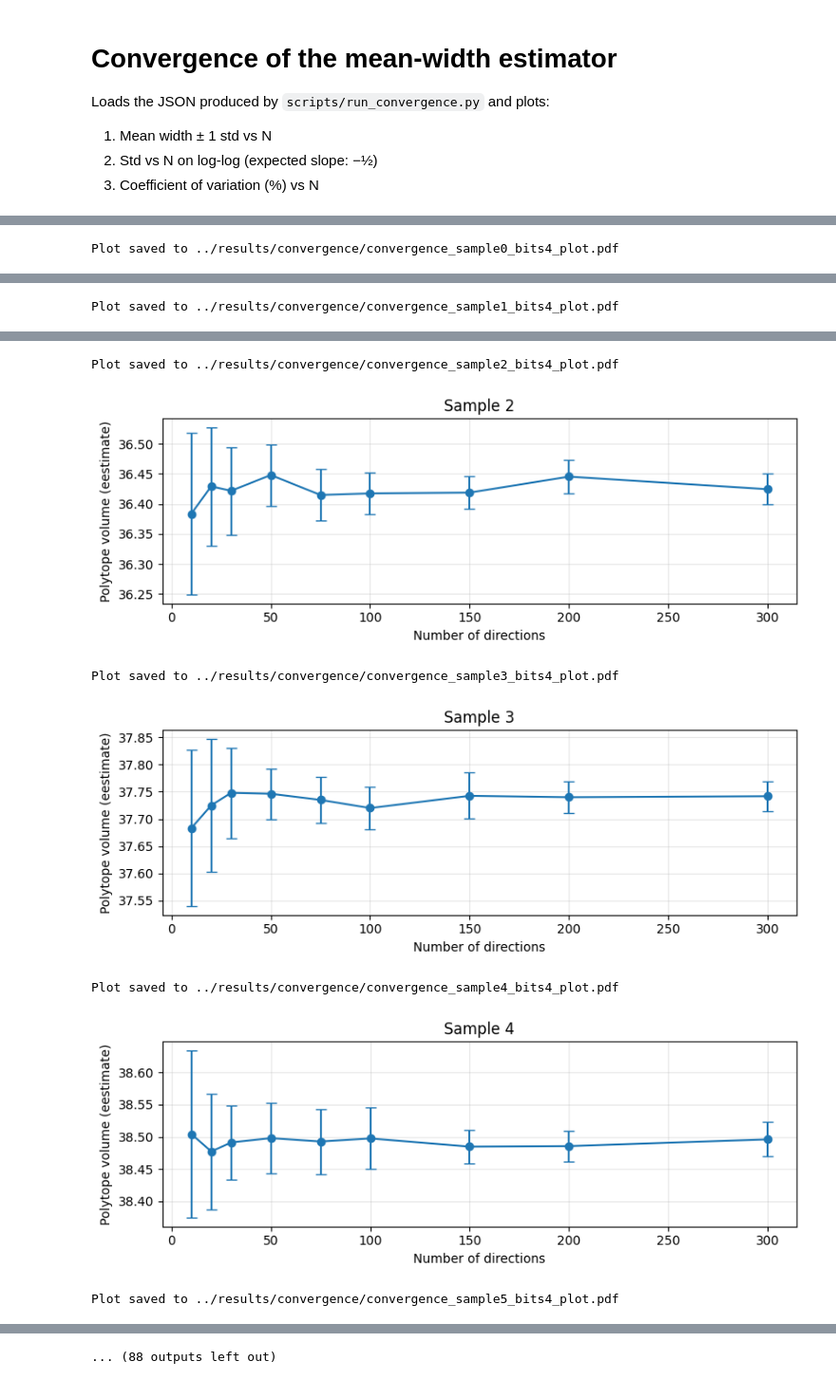
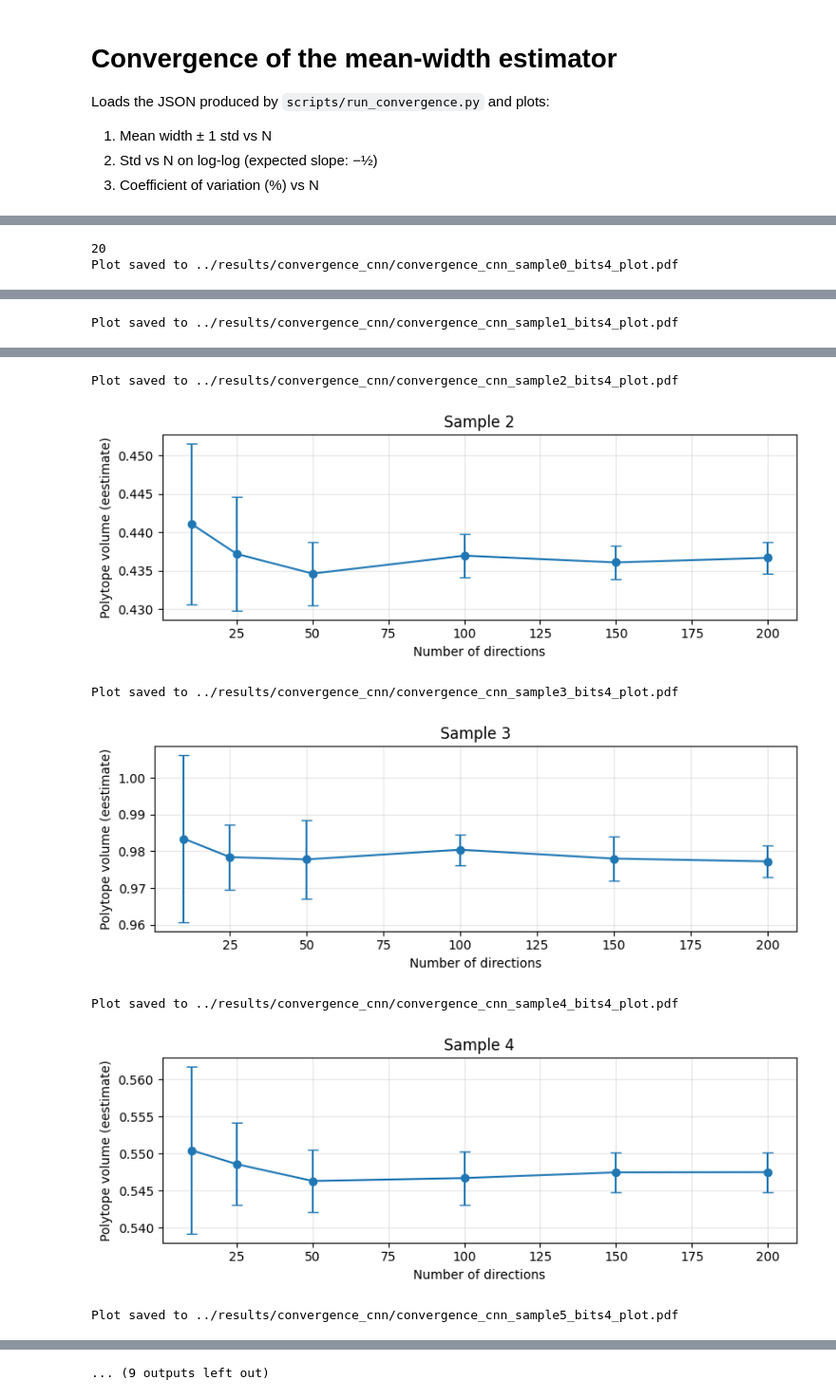
Before and after one commit to JeremCab/ErrorVolumePolytopes, a Jupyter notebook: notebooks/plot_convergence.ipynb, the cells around one changed output, grey strips where cells are left out. Shown at 95% size. Saved outputs shown, nothing was run; the diff lists cells and outputs as text; code cells hidden in the pictures.

Commit message:
Add convergence results for CNN

```diff
--- a/notebooks/plot_convergence.ipynb
+++ b/notebooks/plot_convergence.ipynb
@@ -16,5 +13,9 @@ RESULTS_PATH = "../results/convergence_mlp/convergence_sample42_bits4.json"
+# %%
+MODE = "cnn" # "mlp" or "cnn"
+RESULTS_PATH = f"../results/convergence_{MODE}"
 # %%
-with open(RESULTS_PATH) as f:
+mode="" if MODE == "mlp" else "_cnn" # fix
+with open(os.path.join(RESULTS_PATH, f"convergence{mode}_sample3_bits4.json")) as f:
     data = json.load(f)
 
 N_grid  = data["n_directions_grid"]
@@ -100,7 +98,8 @@ Plot saved to ../results/convergence/convergence_sample42_bits4_plot.pdf
 # %%
-def plot_convergence(data_id):
+def plot_convergence(data_id, results_dir):
 
-    RESULTS_PATH = f"../results/convergence_mlp/convergence_sample{data_id}_bits4.json"
+    mode="" if "mlp" in results_dir else "_cnn" # fix
+    RESULTS_PATH = f"{results_dir}/convergence{mode}_sample{data_id}_bits4.json"
 
     with open(RESULTS_PATH) as f:
         data = json.load(f)
@@ -131,8 +130,12 @@ def plot_convergence(data_id):
     print(f"Plot saved to {out_path}")
     plt.show()
 # %%
-for data_id in range(50):
+nb_samples = len(os.listdir(RESULTS_PATH)) // 2  # Assuming each sample has a corresponding JSON and PDF file
+print(nb_samples)
 
-    plot_convergence(data_id)
+for data_id in range(nb_samples):
+
+    plot_convergence(data_id, results_dir=RESULTS_PATH)
 # %% [output]
-Plot saved to ../results/convergence/convergence_sample0_bits4_plot.pdf
+20
+Plot saved to ../results/convergence_cnn/convergence_cnn_sample0_bits4_plot.pdf
@@ -140 +143 @@ Plot saved to ../results/convergence/convergence_sample0_bits4_plot.pdf
-Plot saved to ../results/convergence/convergence_sample1_bits4_plot.pdf
+Plot saved to ../results/convergence_cnn/convergence_cnn_sample1_bits4_plot.pdf
@@ -142,7 +145,7 @@ Plot saved to ../results/convergence/convergence_sample1_bits4_plot.pdf
-Plot saved to ../results/convergence/convergence_sample2_bits4_plot.pdf
+Plot saved to ../results/convergence_cnn/convergence_cnn_sample2_bits4_plot.pdf
-[figure, old version]
+[figure, new version]
-Plot saved to ../results/convergence/convergence_sample3_bits4_plot.pdf
+Plot saved to ../results/convergence_cnn/convergence_cnn_sample3_bits4_plot.pdf
-[figure, old version]
+[figure, new version]
-Plot saved to ../results/convergence/convergence_sample4_bits4_plot.pdf
+Plot saved to ../results/convergence_cnn/convergence_cnn_sample4_bits4_plot.pdf
-[figure, old version]
+[figure, new version]
-Plot saved to ../results/convergence/convergence_sample5_bits4_plot.pdf
+Plot saved to ../results/convergence_cnn/convergence_cnn_sample5_bits4_plot.pdf
@@ -150 +153 @@ Plot saved to ../results/convergence/convergence_sample5_bits4_plot.pdf
-... (88 outputs left out)
+... (9 outputs left out)
```
Also changed, not shown: parts of 4 cells of this notebook, 3 other files.
